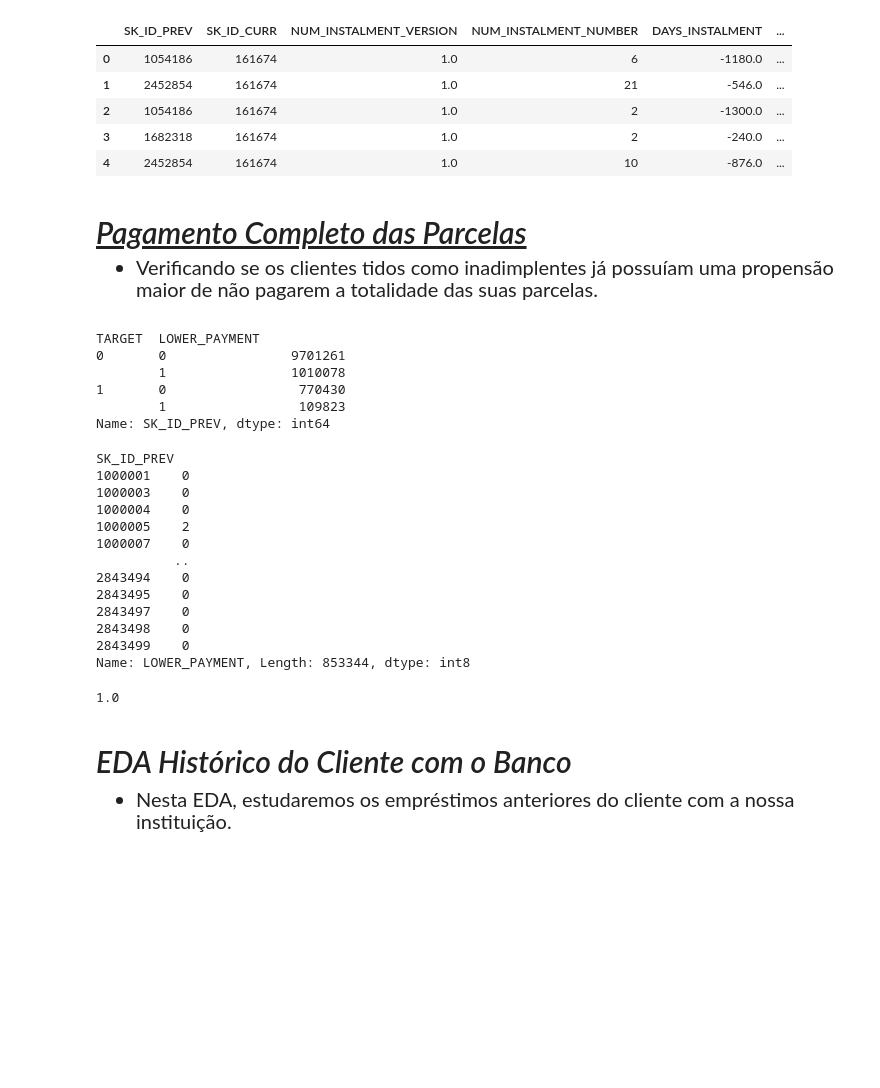
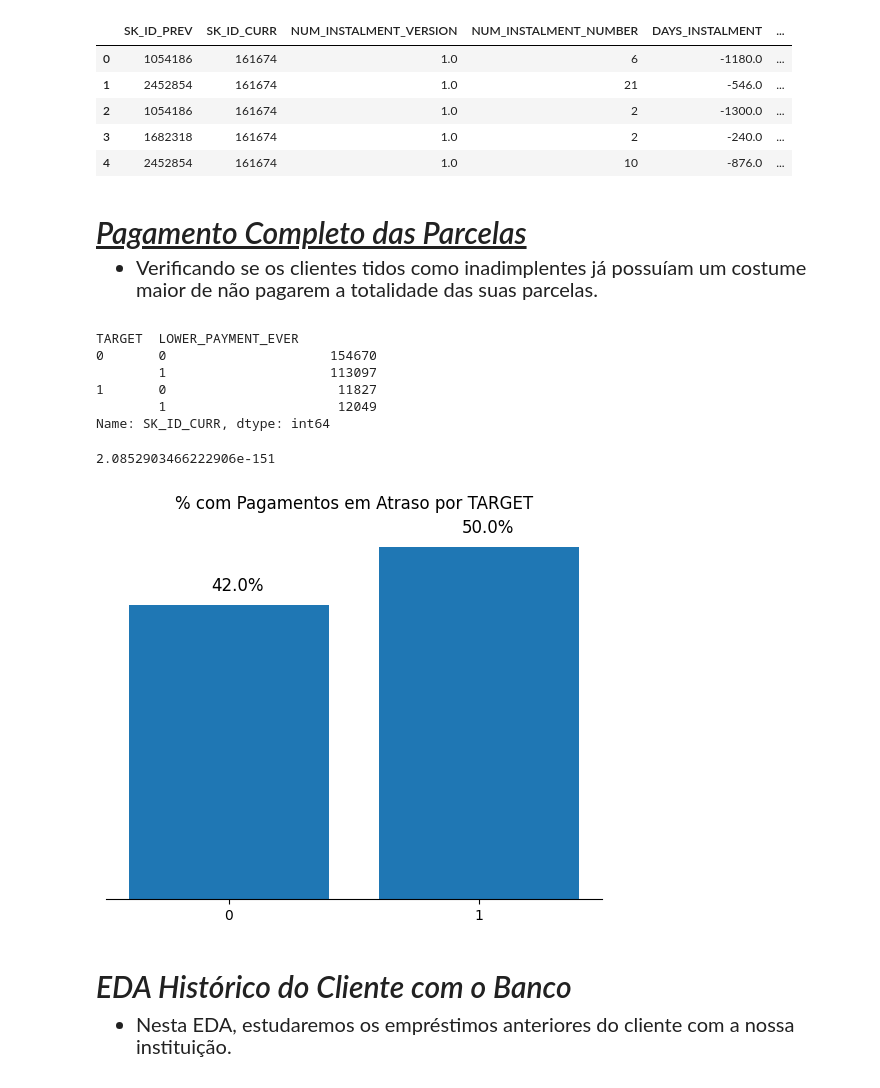
Before and after one commit to felipesveiga/home-loans, a Jupyter notebook: project/home-default.ipynb, the cells around one changed output. Cells and saved outputs as stored; diff of their text form; code cells hidden in the pictures; blank space fills up the shorter version.

```diff
--- a/project/home-default.ipynb
+++ b/project/home-default.ipynb
@@ -317,42 +317,47 @@ df_installments.head()
 <div>
     <ul style='font-size:20px'>
         <li>
-            Verificando se os clientes tidos como inadimplentes já possuíam uma propensão maior de não pagarem a totalidade das suas parcelas.
+            Verificando se os clientes tidos como inadimplentes já possuíam um costume maior de não pagarem a totalidade das suas parcelas.
         </li>
      </ul>
 </div>
 # %%
 # Criando uma coluna de FLAG de pagamentos menores do que o acordado.
 df_installments['LOWER_PAYMENT'] = (df_installments['AMT_INSTALMENT']>df_installments['AMT_PAYMENT']).astype(np.int8)
-gb_lw_pymt = df_installments.groupby(['TARGET', 'LOWER_PAYMENT'])['SK_ID_PREV'].count()
-gb_lw_pymt
-# %% [output]
-TARGET  LOWER_PAYMENT
-0       0                9701261
-        1                1010078
-1       0                 770430
-        1                 109823
-Name: SK_ID_PREV, dtype: int64
-# %%
-df_installments.groupby(['SK_ID_PREV'])['LOWER_PAYMENT'].sum()
-# %% [output]
-SK_ID_PREV
-1000001    0
-1000003    0
-1000004    0
-1000005    2
-1000007    0
-          ..
-2843494    0
-2843495    0
-2843497    0
-2843498    0
-2843499    0
-Name: LOWER_PAYMENT, Length: 853344, dtype: int8
-# %%
-hypo_prop(gb_lw_pymt, 1, 'larger', 'ratio')
-# %% [output]
-1.0
+# %%
+# `df_lower_pymt` armazenará um indicador binário sinalizando se o dado cliente já realizou pagamentos menores em qualquer um dos empréstimos.
+df_lower_pymt = (df_installments.groupby(['SK_ID_CURR', 'TARGET'])['LOWER_PAYMENT'].sum()>0).astype('int8').reset_index()
+
+# Já que estamos analisando todo o histórico do cliente, vamos trocar o nome da coluna-índice para não nos confundirmos com a 'LOWER_PAYMENT'.
+df_lower_pymt.rename({'LOWER_PAYMENT': 'LOWER_PAYMENT_EVER'}, axis=1, inplace=True)
+
+# Agrupando os dados para que tenhamos a contagem das classes de LOWER_PAYMENT_EVER para cada uma das TARGET's
+gb_lower_pymt = df_lower_pymt.groupby(['TARGET', 'LOWER_PAYMENT_EVER'])['SK_ID_CURR'].count()
+gb_lower_pymt
+# %% [output]
+TARGET  LOWER_PAYMENT_EVER
+0       0                     154670
+        1                     113097
+1       0                      11827
+        1                      12049
+Name: SK_ID_CURR, dtype: int64
+# %%
+# Fazendo um novo Teste de Hipóteses (alpha=.05)
+
+# H0: Os clientes em dia deixam de pagar a totalidade das parcelas com a mesma frequência que os inadimplentes.
+# H1: Os clientes em dia deixam de pagar a totalidade das parcelas com uma frequência menor do que os inadimplentes.
+
+# Como o p-valor apresentado é menor do que alpha, podemos rejeitar H0.
+hypo_prop(gb_lower_pymt, 1, 'smaller', 'ratio')
+# %% [output]
+2.0852903466222906e-151
+# %%
+num_pymt_target_0, num_pymt_target_1 = gb_lower_pymt.groupby(level=0).sum()
+num_gb_pymt_0, num_gb_pymt_1 = gb_lower_pymt.xs(1, level=1)
+
+bar_prop([0,1], [num_gb_pymt_0/num_pymt_target_0, num_gb_pymt_1/num_pymt_target_1], '% com Pagamentos em Atraso por TARGET')
+# %% [output]
+[figure, added]
 # %% [markdown]
 <h3 style='font-size:30px;font-style:italic'> EDA Histórico do Cliente com o Banco</h3>
 <div>
```
Also changed, not shown: parts of 1 cell of this notebook.
